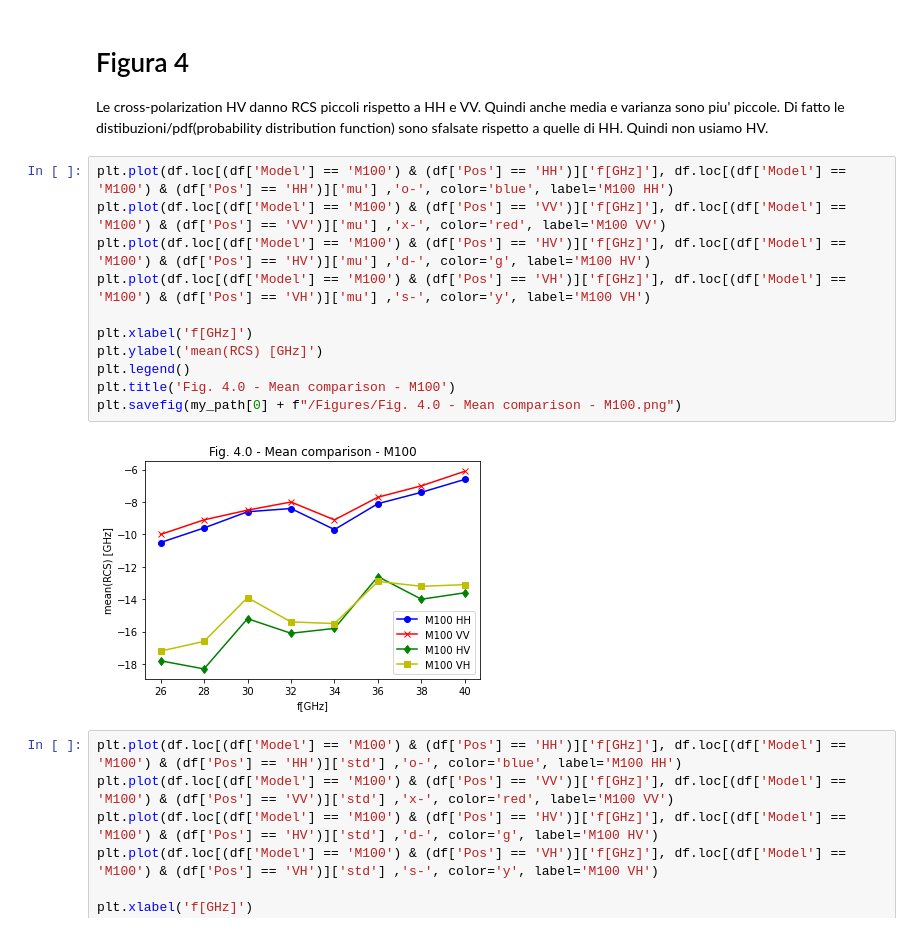
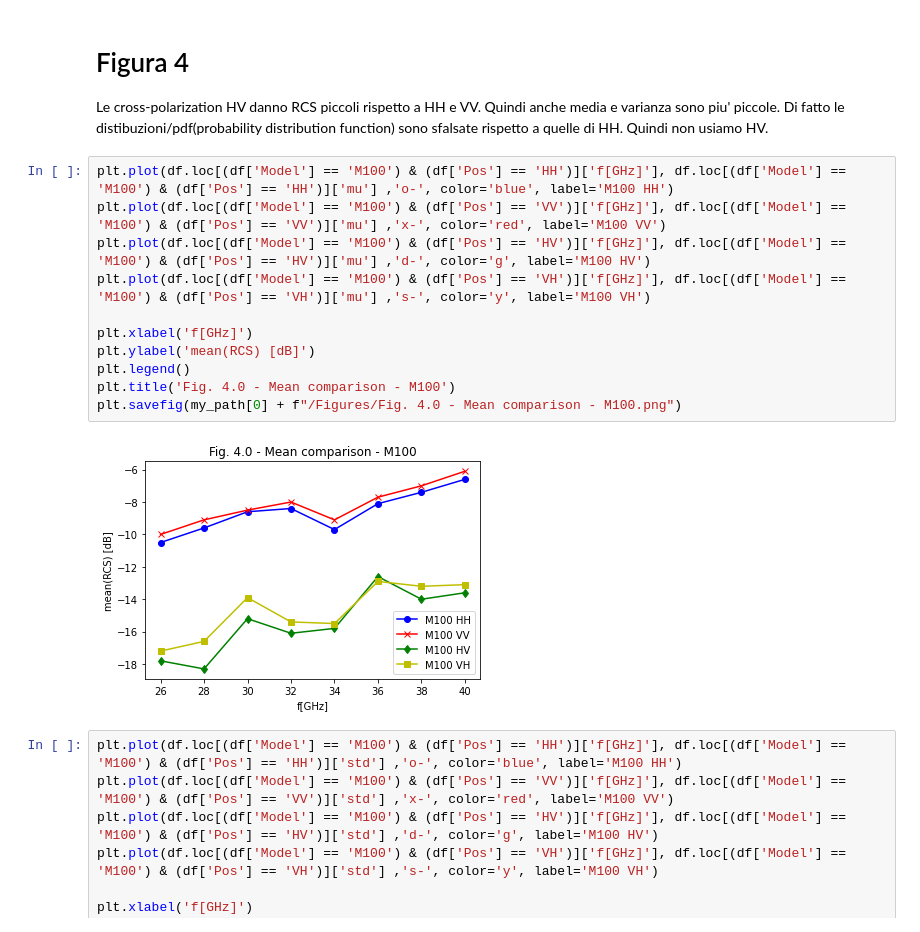
Before and after one commit to sa1g/Drone-RCS-recognition, a Jupyter notebook: Data Analysis.ipynb, the cells around one changed output. Cells and saved outputs as stored; diff of their text form.

```diff
--- a/Data Analysis.ipynb
+++ b/Data Analysis.ipynb
@@ -138,16 +138,16 @@ Le cross-polarization HV danno RCS piccoli rispetto a HH e VV. Quindi anche medi
 # %%
 plt.plot(df.loc[(df['Model'] == 'M100') & (df['Pos'] == 'HH')]['f[GHz]'], df.loc[(df['Model'] == 'M100') & (df['Pos'] == 'HH')]['mu'] ,'o-', color='blue', label='M100 HH')
 plt.plot(df.loc[(df['Model'] == 'M100') & (df['Pos'] == 'VV')]['f[GHz]'], df.loc[(df['Model'] == 'M100') & (df['Pos'] == 'VV')]['mu'] ,'x-', color='red', label='M100 VV')
 plt.plot(df.loc[(df['Model'] == 'M100') & (df['Pos'] == 'HV')]['f[GHz]'], df.loc[(df['Model'] == 'M100') & (df['Pos'] == 'HV')]['mu'] ,'d-', color='g', label='M100 HV')
 plt.plot(df.loc[(df['Model'] == 'M100') & (df['Pos'] == 'VH')]['f[GHz]'], df.loc[(df['Model'] == 'M100') & (df['Pos'] == 'VH')]['mu'] ,'s-', color='y', label='M100 VH')
 
 plt.xlabel('f[GHz]')
-plt.ylabel('mean(RCS) [GHz]')
+plt.ylabel('mean(RCS) [dB]')
 plt.legend()
 plt.title('Fig. 4.0 - Mean comparison - M100')
 plt.savefig(my_path[0] + f"/Figures/Fig. 4.0 - Mean comparison - M100.png")
 # %% [output]
-[figure, old version]
+[figure, new version]
 # %%
 plt.plot(df.loc[(df['Model'] == 'M100') & (df['Pos'] == 'HH')]['f[GHz]'], df.loc[(df['Model'] == 'M100') & (df['Pos'] == 'HH')]['std'] ,'o-', color='blue', label='M100 HH')
 plt.plot(df.loc[(df['Model'] == 'M100') & (df['Pos'] == 'VV')]['f[GHz]'], df.loc[(df['Model'] == 'M100') & (df['Pos'] == 'VV')]['std'] ,'x-', color='red', label='M100 VV')
```
Also changed, not shown: parts of 1 cell of this notebook, 1 other file.
